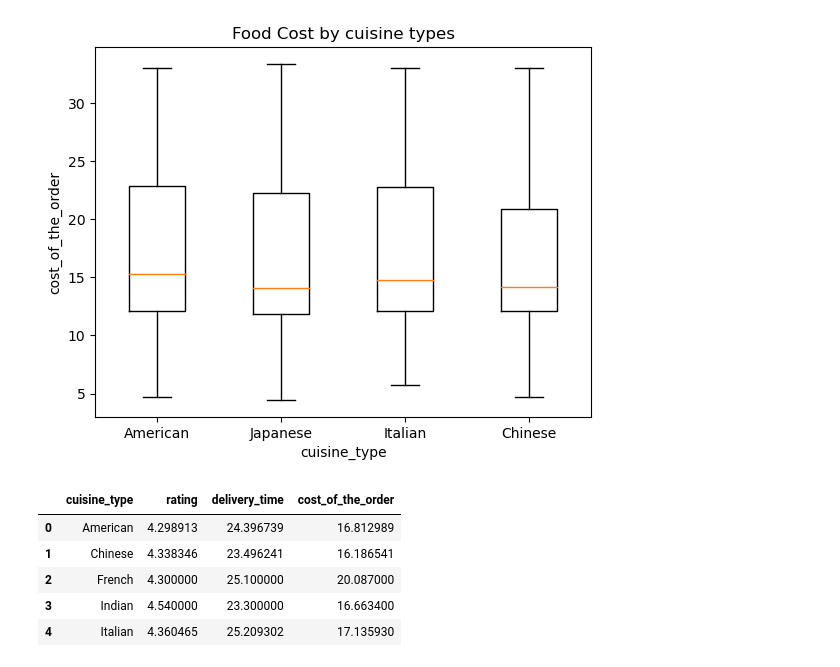
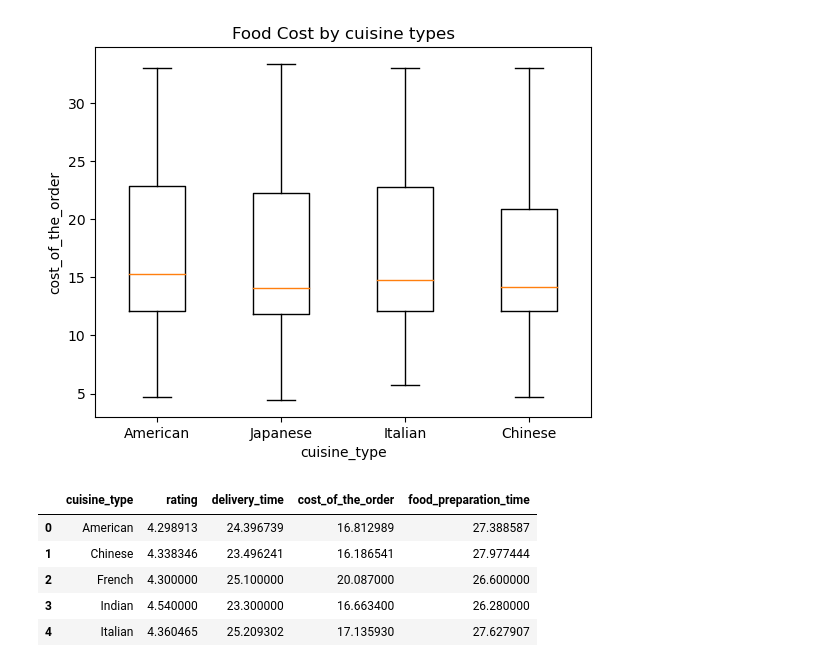
Before and after one commit to WanessaEdmond/GroupProjectFoodies, a Jupyter notebook: ny_foodies.ipynb, the cells around one changed output. Saved outputs shown, nothing was run; the diff lists cells and outputs as text; code cells hidden in the pictures.

```diff
--- a/ny_foodies.ipynb
+++ b/ny_foodies.ipynb
@@ -516,13 +536,13 @@ plt.show()
 [figure]
 # %%
 # creating a table to calculate the average mouse weight vs. the average observed tumor volume for the entire Capomulin regimen
-Delivery = Clean_data.groupby(['cuisine_type'])[['rating','delivery_time','cost_of_the_order']].mean()
+Delivery = Clean_data.groupby(['cuisine_type'])[['rating','delivery_time','cost_of_the_order','food_preparation_time']].mean()
 Delivery = Delivery.reset_index ()
 Delivery.head()
 # %% [output]
-|  | cuisine_type | rating | delivery_time | cost_of_the_order |
-| 0 | American | 4.298913 | 24.396739 | 16.812989 |
-| 1 | Chinese | 4.338346 | 23.496241 | 16.186541 |
-| 2 | French | 4.300000 | 25.100000 | 20.087000 |
-| 3 | Indian | 4.540000 | 23.300000 | 16.663400 |
-| 4 | Italian | 4.360465 | 25.209302 | 17.135930 |
+|  | cuisine_type | rating | delivery_time | cost_of_the_order | food_preparation_time |
+| 0 | American | 4.298913 | 24.396739 | 16.812989 | 27.388587 |
+| 1 | Chinese | 4.338346 | 23.496241 | 16.186541 | 27.977444 |
+| 2 | French | 4.300000 | 25.100000 | 20.087000 | 26.600000 |
+| 3 | Indian | 4.540000 | 23.300000 | 16.663400 | 26.280000 |
+| 4 | Italian | 4.360465 | 25.209302 | 17.135930 | 27.627907 |
```
Also changed, not shown: parts of 11 cells of this notebook.
